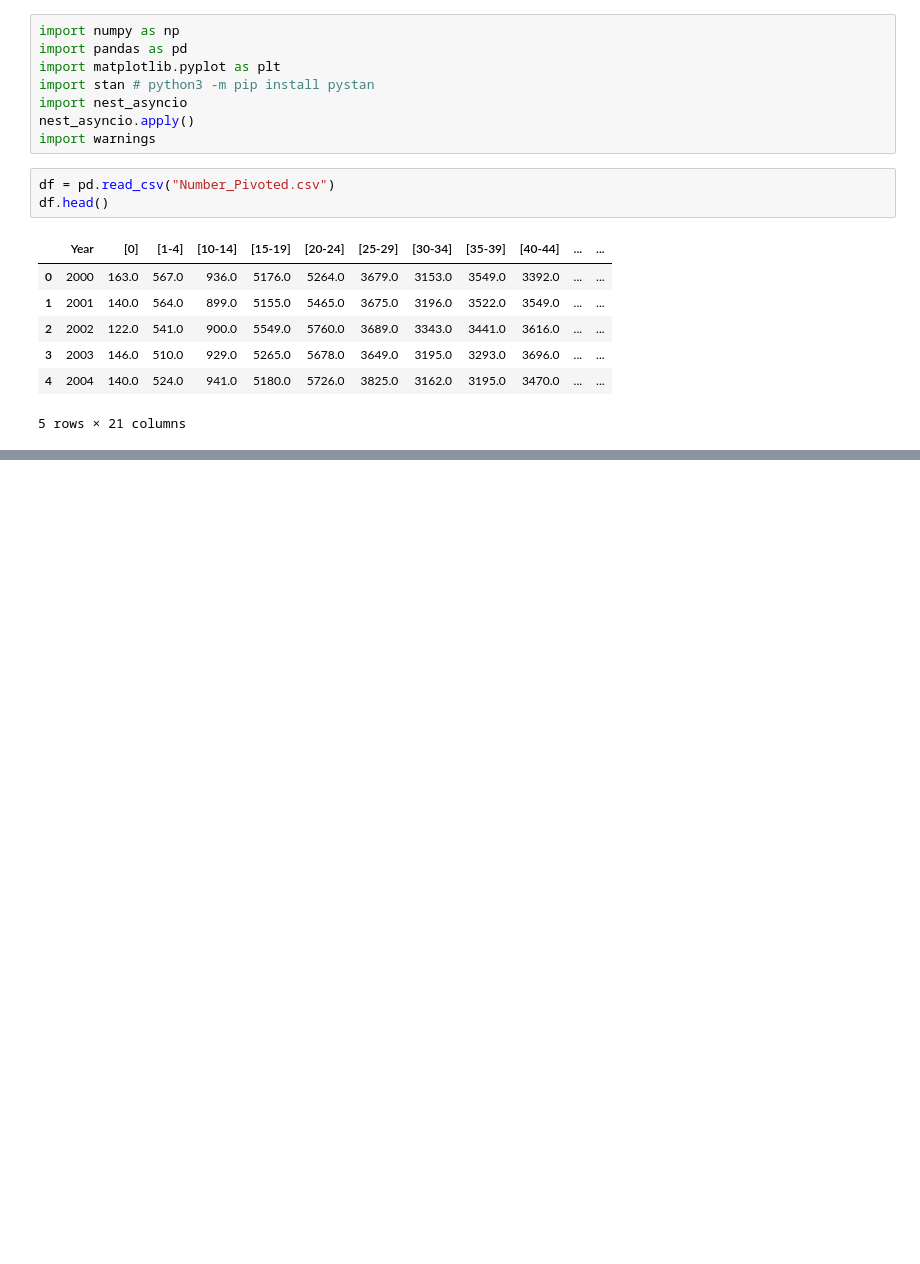
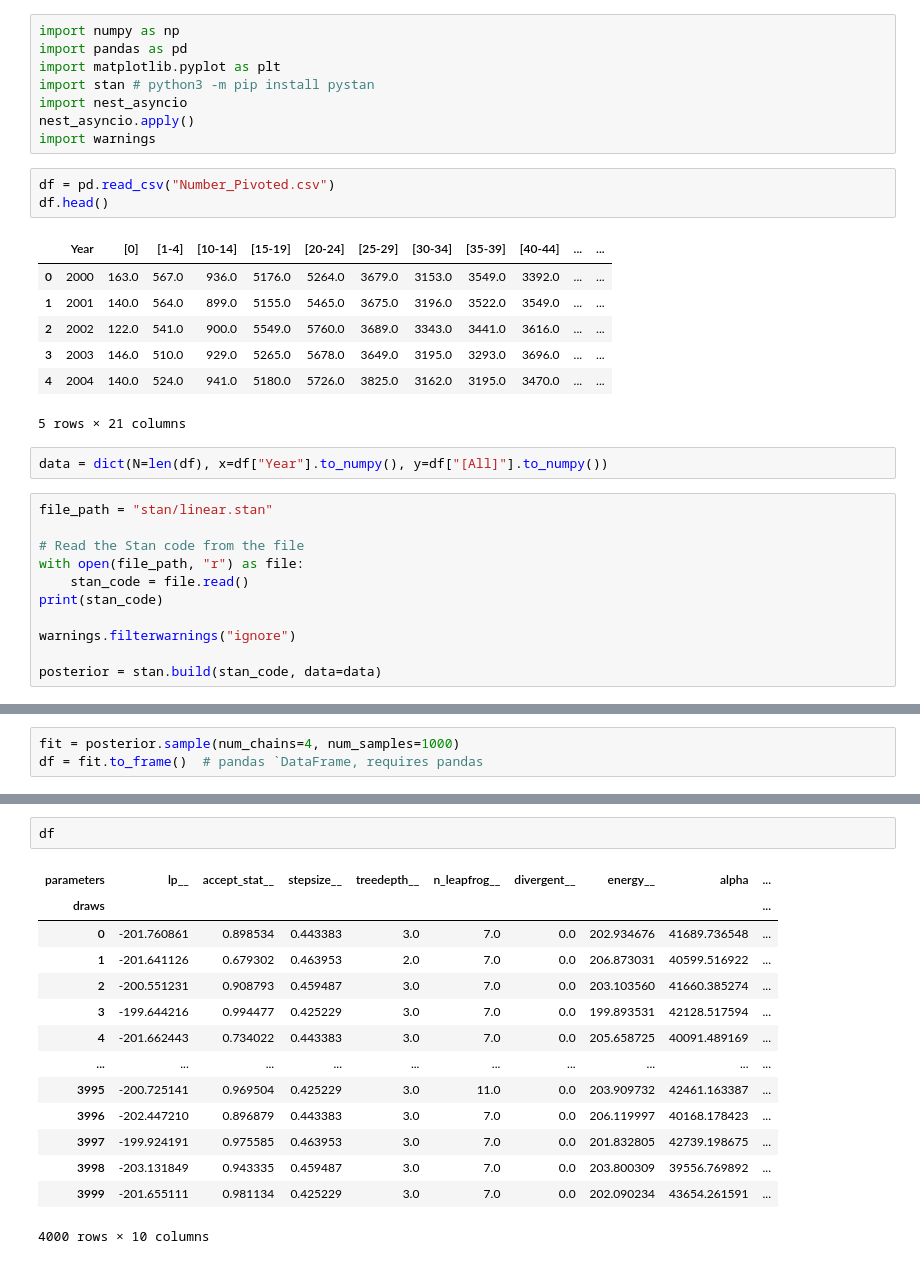
Before and after one commit to Eliasmantykoski/BDA-project, a Jupyter notebook: stan.ipynb, the cells around one changed output, grey strips where cells are left out. Drawn from its saved outputs; the diff is of its cells as text; blank space fills up the shorter version.

Commit message:
Linear model toimii jotenki

```diff
--- a/stan.ipynb
+++ b/stan.ipynb
@@ -17,3 +17,16 @@ df.head()
 | 3 | 2003 | 146.0 | 510.0 | 929.0 | 5265.0 | 5678.0 | 3649.0 | 3195.0 | 3293.0 | 3696.0 | ... | ... |
 | 4 | 2004 | 140.0 | 524.0 | 941.0 | 5180.0 | 5726.0 | 3825.0 | 3162.0 | 3195.0 | 3470.0 | ... | ... |
 5 rows × 21 columns
+# %%
+data = dict(N=len(df), x=df["Year"].to_numpy(), y=df["[All]"].to_numpy())
+# %%
+file_path = "stan/linear.stan"
+
+# Read the Stan code from the file
+with open(file_path, "r") as file:
+    stan_code = file.read()
+print(stan_code)
+
+warnings.filterwarnings("ignore")
+
+posterior = stan.build(stan_code, data=data)
@@ -19,0 +80,3 @@ df.head()
+# %%
+fit = posterior.sample(num_chains=4, num_samples=1000)
+df = fit.to_frame()  # pandas `DataFrame, requires pandas
@@ -19,0 +103,17 @@ df.head()
+# %%
+df
+# %% [output]
+| parameters | lp__ | accept_stat__ | stepsize__ | treedepth__ | n_leapfrog__ | divergent__ | energy__ | alpha | ... |
+| draws |  |  |  |  |  |  |  |  | ... |
+| 0 | -201.760861 | 0.898534 | 0.443383 | 3.0 | 7.0 | 0.0 | 202.934676 | 41689.736548 | ... |
+| 1 | -201.641126 | 0.679302 | 0.463953 | 2.0 | 7.0 | 0.0 | 206.873031 | 40599.516922 | ... |
+| 2 | -200.551231 | 0.908793 | 0.459487 | 3.0 | 7.0 | 0.0 | 203.103560 | 41660.385274 | ... |
+| 3 | -199.644216 | 0.994477 | 0.425229 | 3.0 | 7.0 | 0.0 | 199.893531 | 42128.517594 | ... |
+| 4 | -201.662443 | 0.734022 | 0.443383 | 3.0 | 7.0 | 0.0 | 205.658725 | 40091.489169 | ... |
+| ... | ... | ... | ... | ... | ... | ... | ... | ... | ... |
+| 3995 | -200.725141 | 0.969504 | 0.425229 | 3.0 | 11.0 | 0.0 | 203.909732 | 42461.163387 | ... |
+| 3996 | -202.447210 | 0.896879 | 0.443383 | 3.0 | 7.0 | 0.0 | 206.119997 | 40168.178423 | ... |
+| 3997 | -199.924191 | 0.975585 | 0.463953 | 3.0 | 7.0 | 0.0 | 201.832805 | 42739.198675 | ... |
+| 3998 | -203.131849 | 0.943335 | 0.459487 | 3.0 | 7.0 | 0.0 | 203.800309 | 39556.769892 | ... |
+| 3999 | -201.655111 | 0.981134 | 0.425229 | 3.0 | 7.0 | 0.0 | 202.090234 | 43654.261591 | ... |
+4000 rows × 10 columns
```
Also changed, not shown: parts of 2 cells of this notebook, 3 other files.
